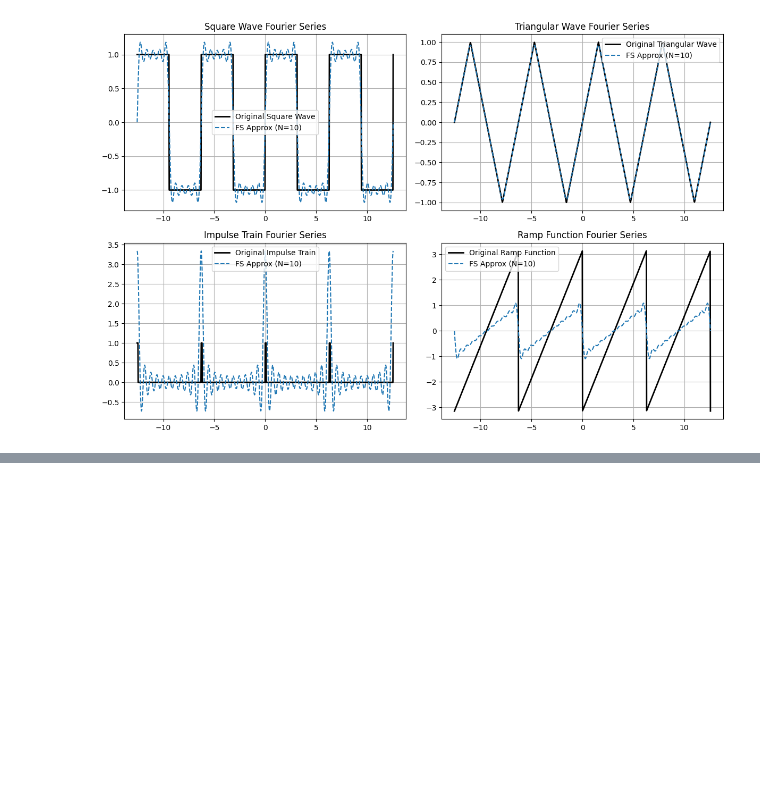
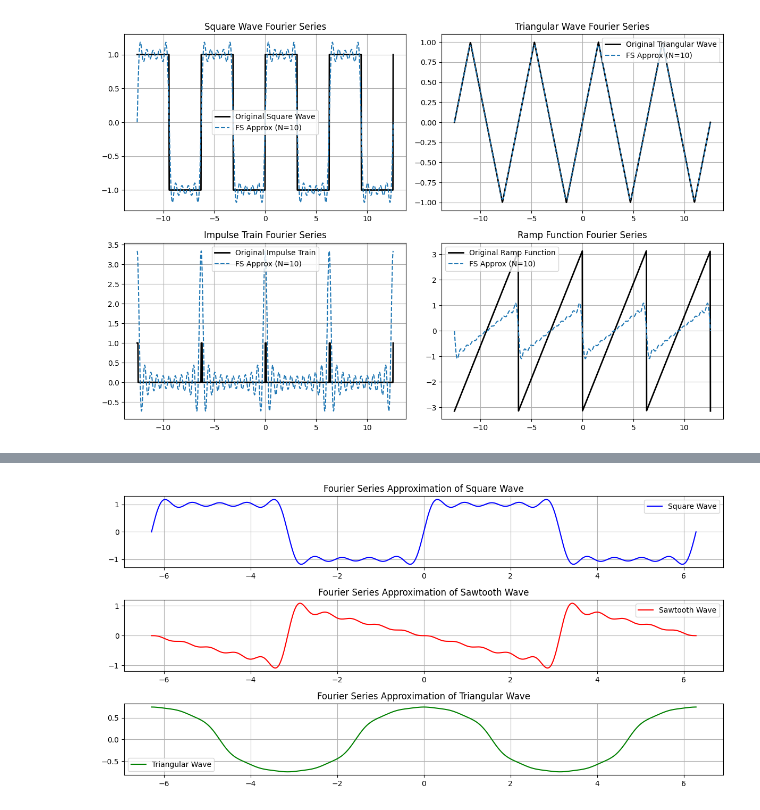
Before and after one commit to AndrewOnozuka/notes, a Jupyter notebook: ucsd/ece045/signals.ipynb, the cells around one changed output, grey strips where cells are left out. Saved outputs shown, nothing was run; the diff lists cells and outputs as text; code cells hidden in the pictures; blank space fills up the shorter version.

Commit message:
ece45 signal viz

```diff
--- a/ucsd/ece045/signals.ipynb
+++ b/ucsd/ece045/signals.ipynb
@@ -164,0 +208,62 @@ plt.show()
+# %%
+def square_wave(t, N, T):
+    """ Approximates a square wave using Fourier series """
+    omega0 = 2 * np.pi / T
+    x_t = np.zeros_like(t)
+    for k in range(1, N, 2):  # Only odd harmonics
+        x_t += (4 / (k * np.pi)) * np.sin(k * omega0 * t)
+    return x_t
+
+
+def sawtooth_wave(t, N, T):
+    """ Approximates a sawtooth wave using Fourier series """
+    omega0 = 2 * np.pi / T
+    x_t = np.zeros_like(t)
+    for k in range(1, N + 1):
+        x_t += (-1) ** k * (2 / (k * np.pi)) * np.sin(k * omega0 * t)
+    return x_t
+
+
+def triangular_wave(t, N, T):
+    """ Approximates a triangular wave using Fourier series """
+    omega0 = 2 * np.pi / T
+    x_t = np.zeros_like(t)
+    for k in range(1, N + 1, 2):  # Only odd harmonics
+        x_t += (8 / ((k * np.pi) ** 2)) * (-1) ** ((k - 1) // 2) * np.cos(k * omega0 * t)
+    return x_t
+
+# Define time range
+T = 2 * np.pi  # Period
+N = 10  # Number of harmonics
+t = np.linspace(-T, T, 1000)
+
+# Compute signals
+square = square_wave(t, N, T)
+sawtooth = sawtooth_wave(t, N, T)
+triangular = triangular_wave(t, N, T)
+
+# Plot signals
+plt.figure(figsize=(12, 6))
+
+plt.subplot(3, 1, 1)
+plt.plot(t, square, label='Square Wave', color='blue')
+plt.title('Fourier Series Approximation of Square Wave')
+plt.grid(True)
+plt.legend()
+
+plt.subplot(3, 1, 2)
+plt.plot(t, sawtooth, label='Sawtooth Wave', color='red')
+plt.title('Fourier Series Approximation of Sawtooth Wave')
+plt.grid(True)
+plt.legend()
+
+plt.subplot(3, 1, 3)
+plt.plot(t, triangular, label='Triangular Wave', color='green')
+plt.title('Fourier Series Approximation of Triangular Wave')
+plt.grid(True)
+plt.legend()
+
+plt.tight_layout()
+plt.show()
+# %% [output]
+[figure, added]
```
Also changed, not shown: parts of 1 cell of this notebook, 2 other files.
